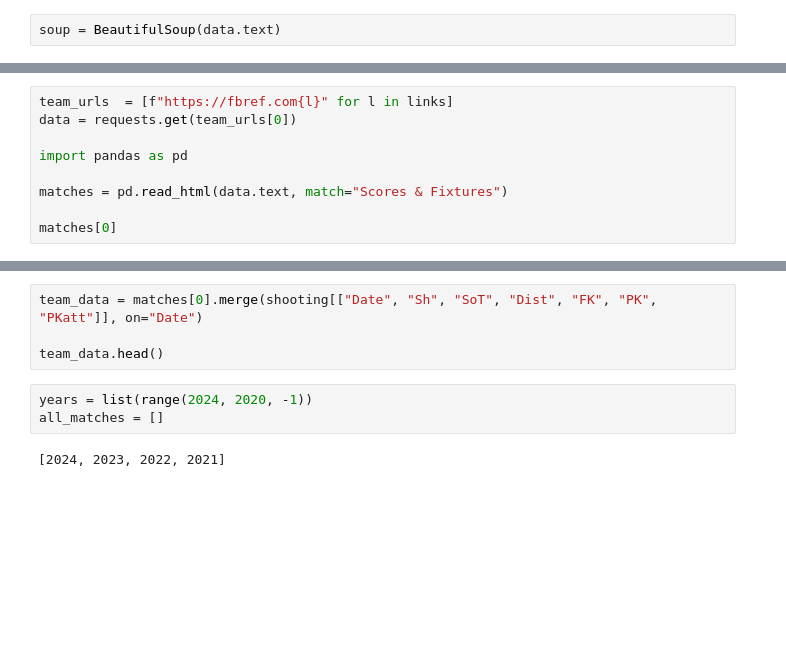
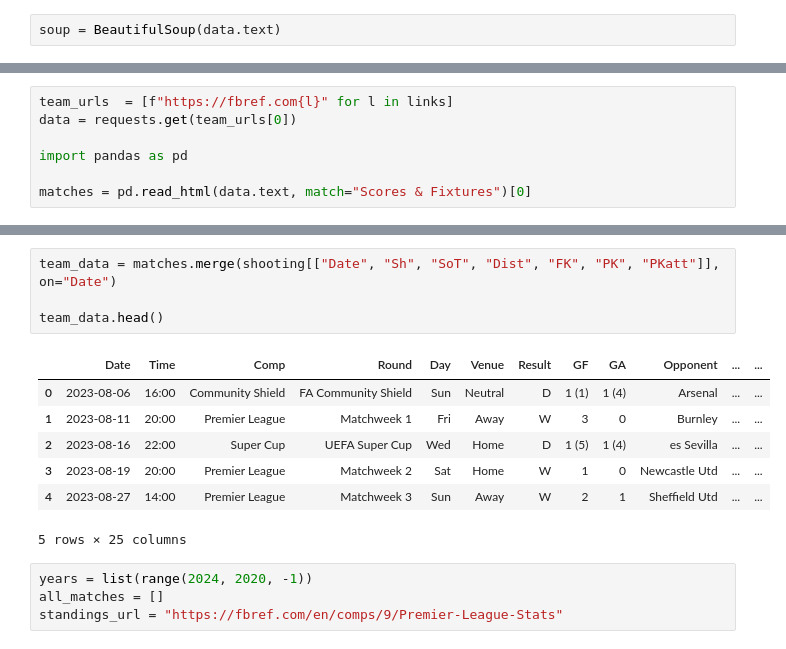
Before and after one commit to samuelt0/PredictPremierLeague, a Jupyter notebook: ScrapingMatches.ipynb, the cells around one changed output, grey strips where cells are left out. Saved outputs shown, nothing was run; the diff lists cells and outputs as text; blank space fills up the shorter version.

```diff
--- a/ScrapingMatches.ipynb
+++ b/ScrapingMatches.ipynb
@@ -20,9 +41,7 @@ data = requests.get(team_urls[0])
 
 import pandas as pd
 
-matches = pd.read_html(data.text, match="Scores & Fixtures")
-
-matches[0]
+matches = pd.read_html(data.text, match="Scores & Fixtures")[0]
 # %%
 soup = BeautifulSoup(data.text)
 links = soup.find_all("a")
@@ -39,12 +80,19 @@ shooting.head()
 # %%
-team_data = matches[0].merge(shooting[["Date", "Sh", "SoT", "Dist", "FK", "PK", "PKatt"]], on="Date")
+team_data = matches.merge(shooting[["Date", "Sh", "SoT", "Dist", "FK", "PK", "PKatt"]], on="Date")
 
 team_data.head()
+# %% [output]
+|  | Date | Time | Comp | Round | Day | Venue | Result | GF | GA | Opponent | ... | ... |
+| 0 | 2023-08-06 | 16:00 | Community Shield | FA Community Shield | Sun | Neutral | D | 1 (1) | 1 (4) | Arsenal | ... | ... |
+| 1 | 2023-08-11 | 20:00 | Premier League | Matchweek 1 | Fri | Away | W | 3 | 0 | Burnley | ... | ... |
+| 2 | 2023-08-16 | 22:00 | Super Cup | UEFA Super Cup | Wed | Home | D | 1 (5) | 1 (4) | es Sevilla | ... | ... |
+| 3 | 2023-08-19 | 20:00 | Premier League | Matchweek 2 | Sat | Home | W | 1 | 0 | Newcastle Utd | ... | ... |
+| 4 | 2023-08-27 | 14:00 | Premier League | Matchweek 3 | Sun | Away | W | 2 | 1 | Sheffield Utd | ... | ... |
+5 rows × 25 columns
 # %%
 years = list(range(2024, 2020, -1))
 all_matches = []
+standings_url = "https://fbref.com/en/comps/9/Premier-League-Stats"
-# %% [output]
-[2024, 2023, 2022, 2021]
 # %%
 import time
 for year in years:
```
Also changed, not shown: parts of 7 cells of this notebook, 1 other file.
